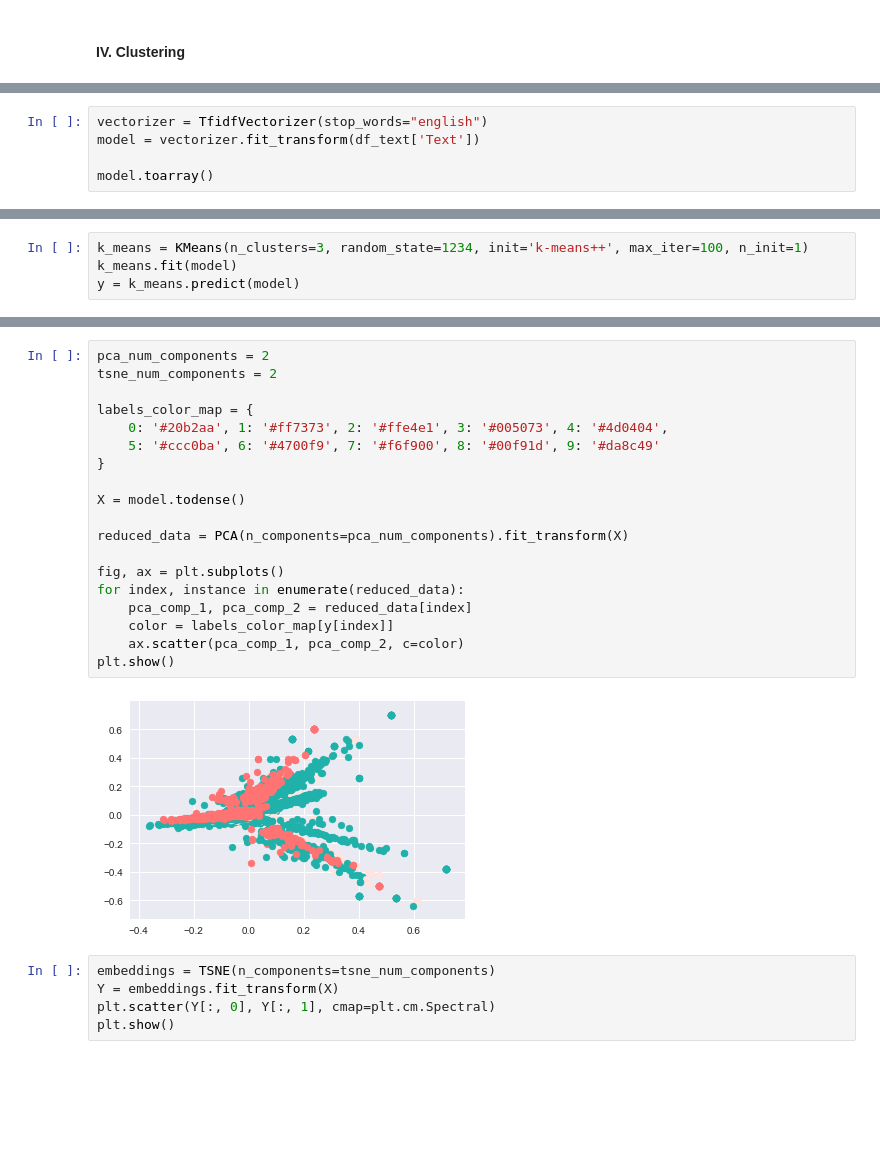
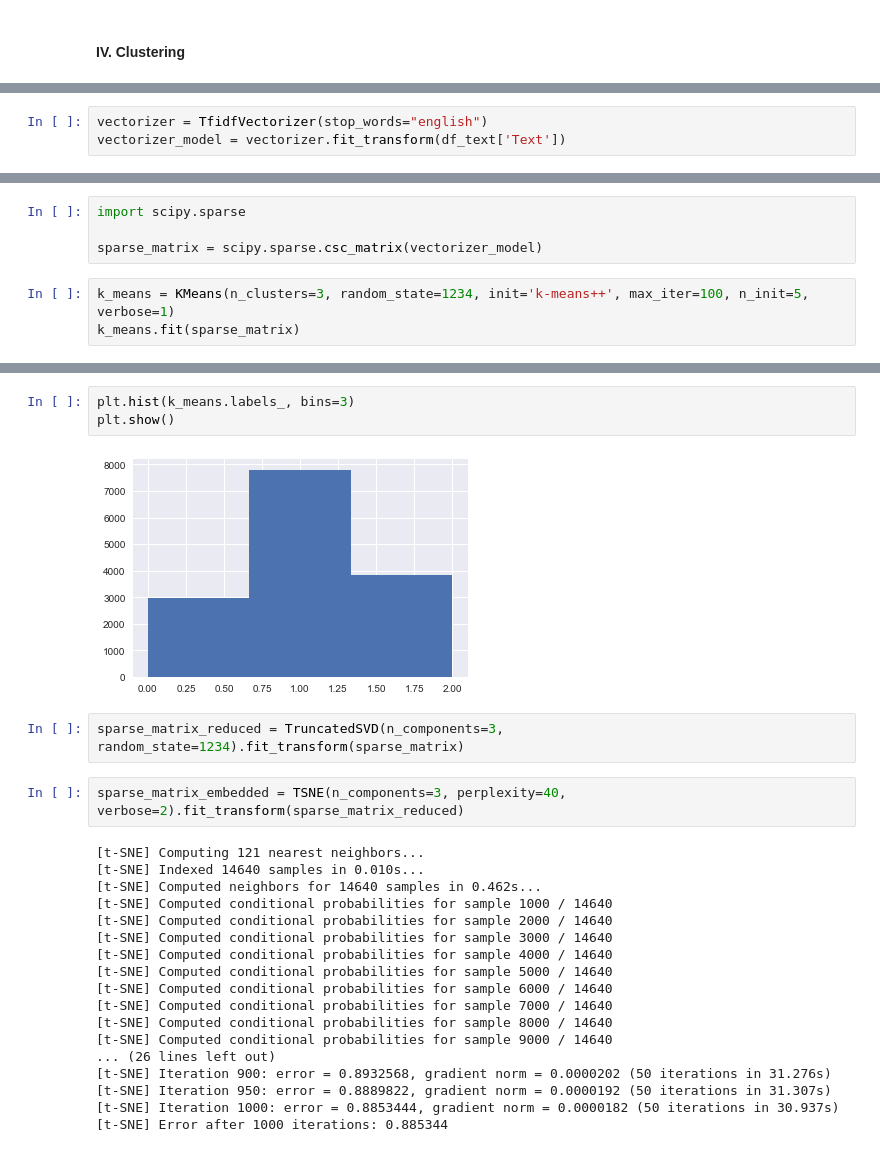
Before and after one commit to ZoeMarkovits/Data_Mining_Project_One, a Jupyter notebook: Twitter Sentiment.ipynb, the cells around one changed output, grey strips where cells are left out. Saved outputs shown, nothing was run; the diff lists cells and outputs as text; blank space fills up the shorter version.

```diff
--- a/Twitter Sentiment.ipynb
+++ b/Twitter Sentiment.ipynb
@@ -429,6 +429,4 @@ from sklearn.decomposition import PCA
 from sklearn.manifold import TSNE
 # %%
 vectorizer = TfidfVectorizer(stop_words="english")
-model = vectorizer.fit_transform(df_text['Text'])
-
-model.toarray()
+vectorizer_model = vectorizer.fit_transform(df_text['Text'])
@@ -443,4 +438,7 @@ array([[0., 0., 0., ..., 0., 0., 0.],
+# %%
+import scipy.sparse
+
+sparse_matrix = scipy.sparse.csc_matrix(vectorizer_model)
 # %%
-k_means = KMeans(n_clusters=3, random_state=1234, init='k-means++', max_iter=100, n_init=1)
-k_means.fit(model)
-y = k_means.predict(model)
+k_means = KMeans(n_clusters=3, random_state=1234, init='k-means++', max_iter=100, n_init=5, verbose=1)
+k_means.fit(sparse_matrix)
@@ -461,26 +466,27 @@ Cluster 2:  united  flight  thanks  thank  service  just  customer  time  bag  p
-# %%
-pca_num_components = 2
-tsne_num_components = 2
-
-labels_color_map = {
-    0: '#20b2aa', 1: '#ff7373', 2: '#ffe4e1', 3: '#005073', 4: '#4d0404',
-    5: '#ccc0ba', 6: '#4700f9', 7: '#f6f900', 8: '#00f91d', 9: '#da8c49'
-}
-
-X = model.todense()
-
-reduced_data = PCA(n_components=pca_num_components).fit_transform(X)
-
-fig, ax = plt.subplots()
-for index, instance in enumerate(reduced_data):
-    pca_comp_1, pca_comp_2 = reduced_data[index]
-    color = labels_color_map[y[index]]
-    ax.scatter(pca_comp_1, pca_comp_2, c=color)
-plt.show()
-# %% [output]
-[figure, removed]
-# %%
-embeddings = TSNE(n_components=tsne_num_components)
-Y = embeddings.fit_transform(X)
-plt.scatter(Y[:, 0], Y[:, 1], cmap=plt.cm.Spectral)
-plt.show()
+# %%
+plt.hist(k_means.labels_, bins=3)
+plt.show()
+# %% [output]
+[figure, added]
+# %%
+sparse_matrix_reduced = TruncatedSVD(n_components=3, random_state=1234).fit_transform(sparse_matrix)
+# %%
+sparse_matrix_embedded = TSNE(n_components=3, perplexity=40, verbose=2).fit_transform(sparse_matrix_reduced)
+# %% [output]
+[t-SNE] Computing 121 nearest neighbors...
+[t-SNE] Indexed 14640 samples in 0.010s...
+[t-SNE] Computed neighbors for 14640 samples in 0.462s...
+[t-SNE] Computed conditional probabilities for sample 1000 / 14640
+[t-SNE] Computed conditional probabilities for sample 2000 / 14640
+[t-SNE] Computed conditional probabilities for sample 3000 / 14640
+[t-SNE] Computed conditional probabilities for sample 4000 / 14640
+[t-SNE] Computed conditional probabilities for sample 5000 / 14640
+[t-SNE] Computed conditional probabilities for sample 6000 / 14640
+[t-SNE] Computed conditional probabilities for sample 7000 / 14640
+[t-SNE] Computed conditional probabilities for sample 8000 / 14640
+[t-SNE] Computed conditional probabilities for sample 9000 / 14640
+... (26 lines left out)
+[t-SNE] Iteration 900: error = 0.8932568, gradient norm = 0.0000202 (50 iterations in 31.276s)
+[t-SNE] Iteration 950: error = 0.8889822, gradient norm = 0.0000192 (50 iterations in 31.307s)
+[t-SNE] Iteration 1000: error = 0.8853444, gradient norm = 0.0000182 (50 iterations in 30.937s)
+[t-SNE] Error after 1000 iterations: 0.885344
```
Also changed, not shown: parts of 6 cells of this notebook.
